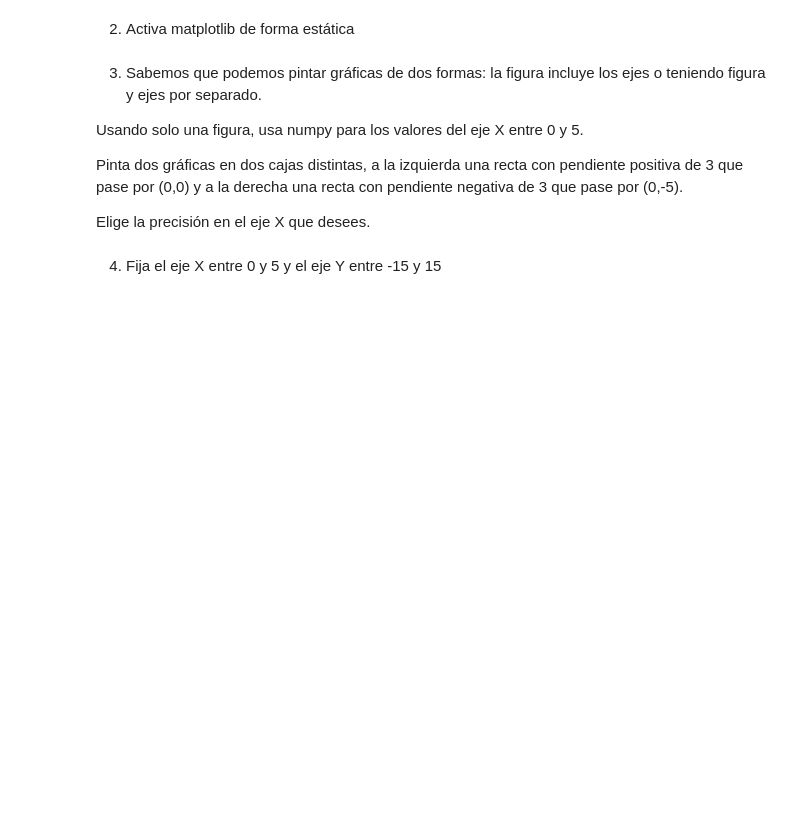
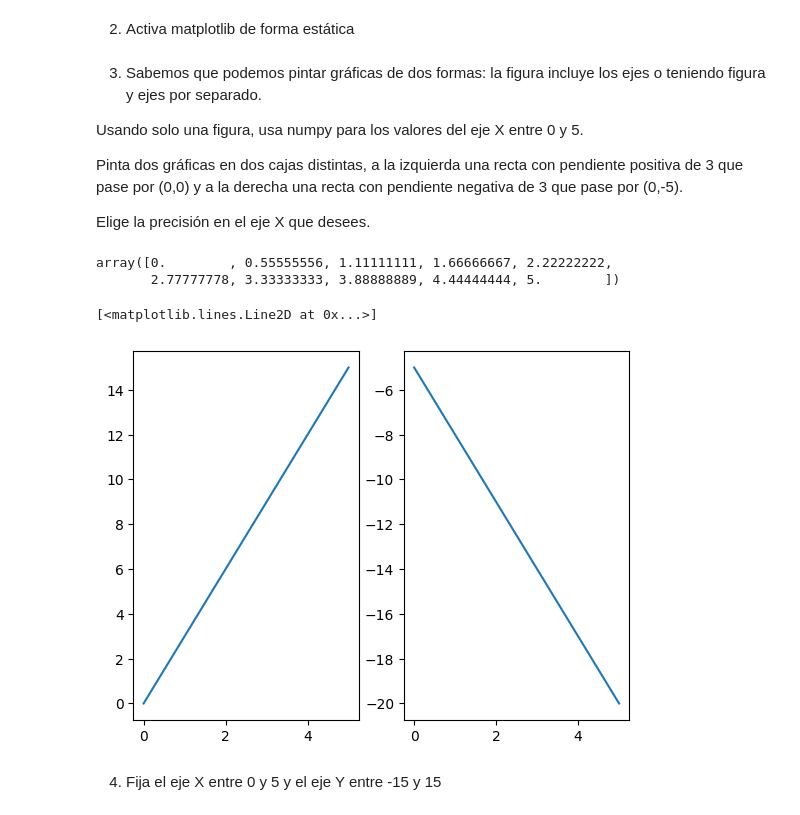
Before and after one commit to Mlcruz9/DS_TheBridgeBBK_MBIL2023, a Jupyter notebook: 1-Data_Analysis/4-Visualización/1-Matplotlib/ejercicios/ejercicios_Matplotlib.ipynb, the cells around one changed output. Cells and saved outputs as stored; diff of their text form; code cells hidden in the pictures; blank space fills up the shorter version.

```diff
--- a/1-Data_Analysis/4-Visualización/1-Matplotlib/ejercicios/ejercicios_Matplotlib.ipynb
+++ b/1-Data_Analysis/4-Visualización/1-Matplotlib/ejercicios/ejercicios_Matplotlib.ipynb
@@ -18,5 +18,24 @@ Usando solo una figura, usa numpy para los valores del eje X entre 0 y 5.
 Pinta dos gráficas en dos cajas distintas, a la izquierda una recta con pendiente positiva de 3 que pase por (0,0) y a la derecha una recta con pendiente negativa de 3 que pase por (0,-5).
 
 Elige la precisión en el eje X que desees.
+# %%
+x = np.linspace(0, 5, 10)
+x
+# %% [output]
+array([0.        , 0.55555556, 1.11111111, 1.66666667, 2.22222222,
+       2.77777778, 3.33333333, 3.88888889, 4.44444444, 5.        ])
+# %%
+plt.figure()
+
+plt.subplot(1, 2, 1)
+y = 3*x
+plt.plot(x, y)
+
+plt.subplot(1, 2, 2)
+y = -3*x - 5
+plt.plot(x,y)
+# %% [output]
+[<matplotlib.lines.Line2D at 0x...>]
+[figure, added]
 # %% [markdown]
 4. Fija el eje X entre 0 y 5 y el eje Y entre -15 y 15
```
Also changed, not shown: parts of 24 cells of this notebook, 11 other files.
